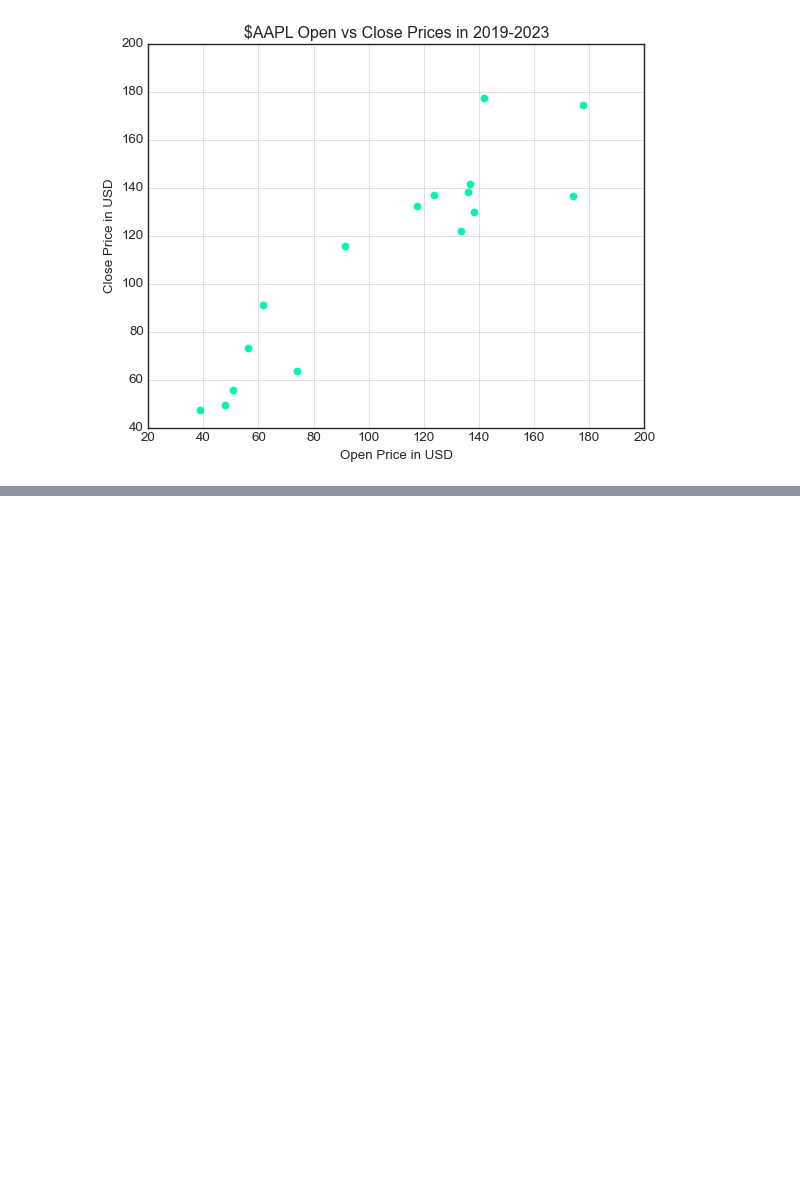
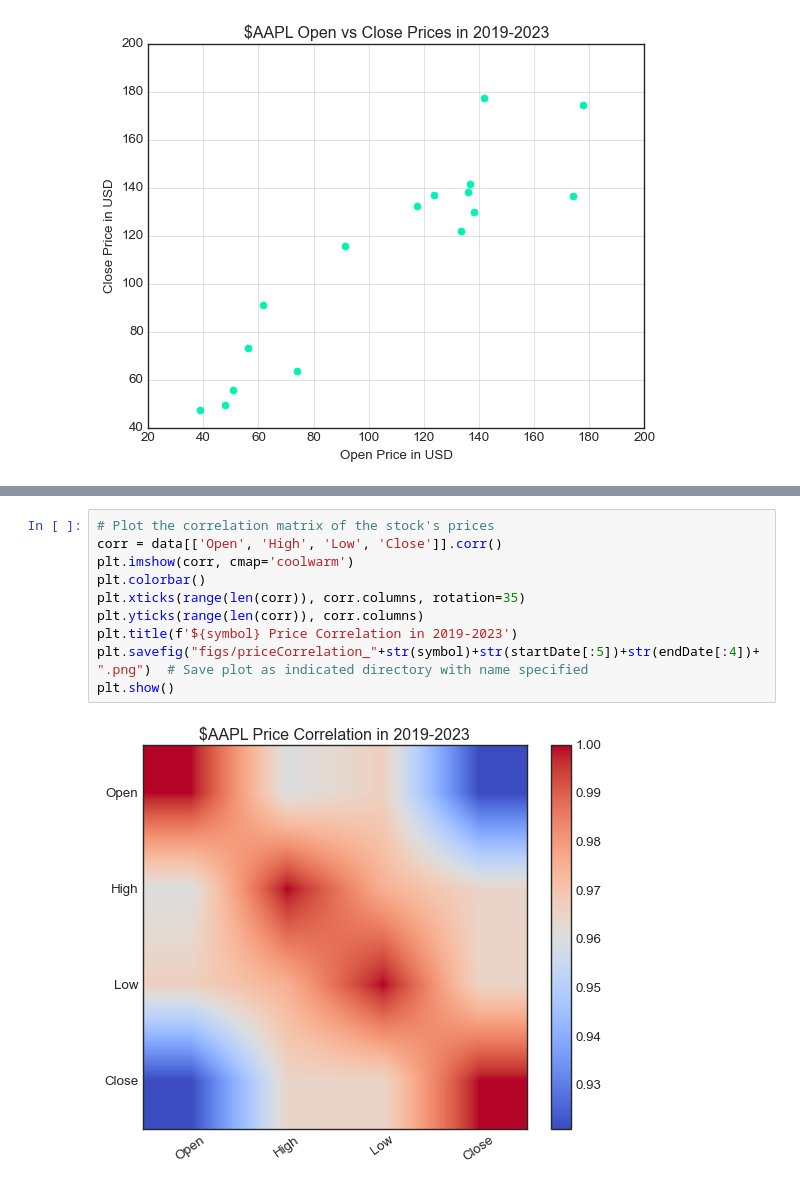
Before and after one commit to bilalonur/financial-visualization, a Jupyter notebook: finance-visualization.ipynb, the cells around one changed output, grey strips where cells are left out. Drawn from its saved outputs; the diff is of its cells as text; blank space fills up the shorter version.

```diff
--- a/finance-visualization.ipynb
+++ b/finance-visualization.ipynb
@@ -163,0 +222,12 @@ plt.show()
+# %%
+# Plot the correlation matrix of the stock's prices
+corr = data[['Open', 'High', 'Low', 'Close']].corr()
+plt.imshow(corr, cmap='coolwarm')
+plt.colorbar()
+plt.xticks(range(len(corr)), corr.columns, rotation=35)
+plt.yticks(range(len(corr)), corr.columns)
+plt.title(f'${symbol} Price Correlation in 2019-2023')
+plt.savefig("figs/priceCorrelation_"+str(symbol)+str(startDate[:5])+str(endDate[:4])+".png")  # Save plot as indicated directory with name specified
+plt.show()
+# %% [output]
+[figure, added]
```
Also changed, not shown: parts of 12 cells of this notebook, 4 other files.
